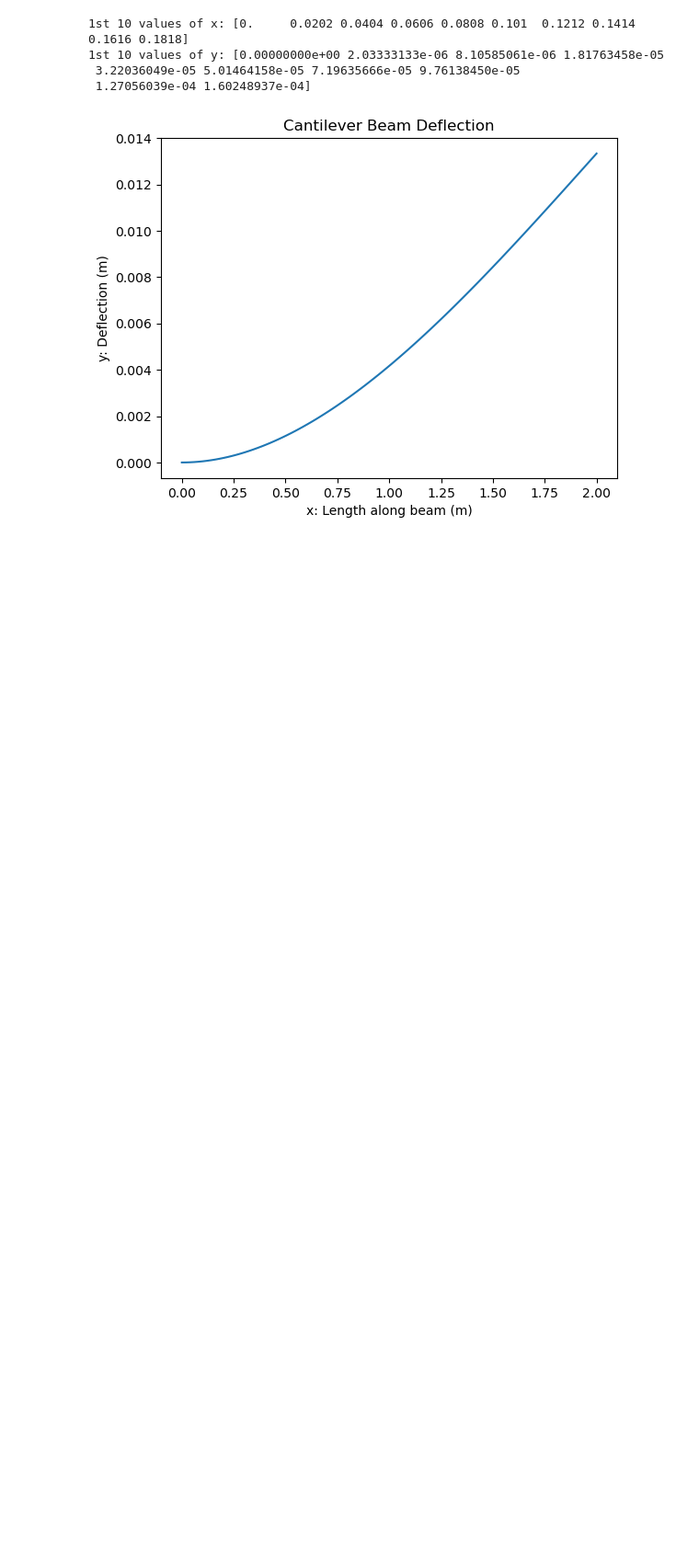
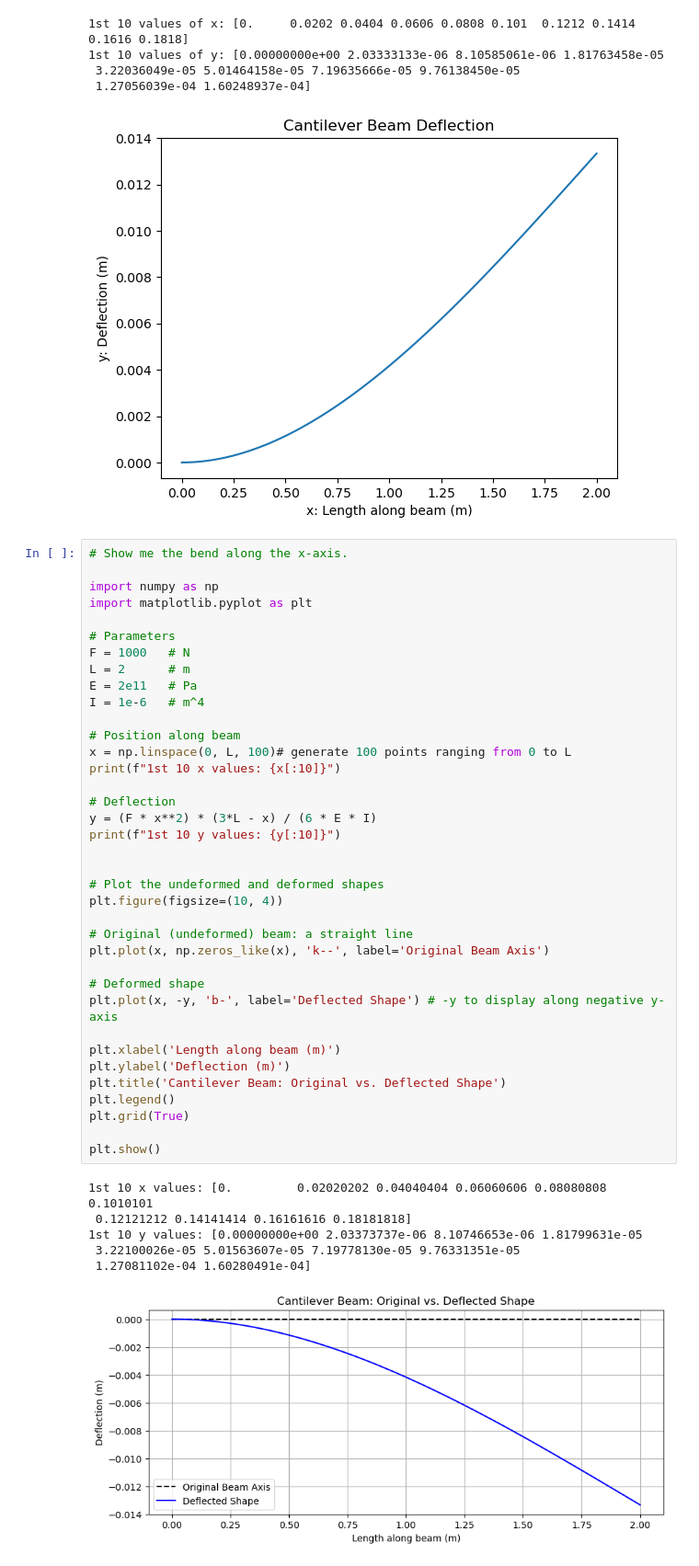
Before and after one commit to ash322ash422/tut_pandas_numpy, a Jupyter notebook: project_python_numpy_engineering_applications/2_cantilever_beam_deflection.ipynb, the cells around one changed output. Shown: that part at 92% size. Drawn from its saved outputs; the diff is of its cells as text; blank space fills up the shorter version.

```diff
--- a/project_python_numpy_engineering_applications/2_cantilever_beam_deflection.ipynb
+++ b/project_python_numpy_engineering_applications/2_cantilever_beam_deflection.ipynb
@@ -87,6 +52,50 @@ plt.show()
  3.22036049e-05 5.01464158e-05 7.19635666e-05 9.76138450e-05
  1.27056039e-04 1.60248937e-04]
 [figure]
+# %%
+# Show me the bend along the x-axis.
+
+import numpy as np
+import matplotlib.pyplot as plt
+
+# Parameters
+F = 1000   # N
+L = 2      # m
+E = 2e11   # Pa
+I = 1e-6   # m^4
+
+# Position along beam
+x = np.linspace(0, L, 100)# generate 100 points ranging from 0 to L
+print(f"1st 10 x values: {x[:10]}")
+
+# Deflection
+y = (F * x**2) * (3*L - x) / (6 * E * I)
+print(f"1st 10 y values: {y[:10]}")
+
+
+# Plot the undeformed and deformed shapes
+plt.figure(figsize=(10, 4))
+
+# Original (undeformed) beam: a straight line
+plt.plot(x, np.zeros_like(x), 'k--', label='Original Beam Axis')
+
+# Deformed shape
+plt.plot(x, -y, 'b-', label='Deflected Shape') # -y to display along negative y-axis
+
+plt.xlabel('Length along beam (m)')
+plt.ylabel('Deflection (m)')
+plt.title('Cantilever Beam: Original vs. Deflected Shape')
+plt.legend()
+plt.grid(True)
+
+plt.show()
+# %% [output]
+1st 10 x values: [0.         0.02020202 0.04040404 0.06060606 0.08080808 0.1010101
+ 0.12121212 0.14141414 0.16161616 0.18181818]
+1st 10 y values: [0.00000000e+00 2.03373737e-06 8.10746653e-06 1.81799631e-05
+ 3.22100026e-05 5.01563607e-05 7.19778130e-05 9.76331351e-05
+ 1.27081102e-04 1.60280491e-04]
+[figure]
 # %%
 # OPTIONAL
 # Interactive Cantilever Beam Deflection
```
Also changed, not shown: parts of 1 cell of this notebook, 8 other files.
